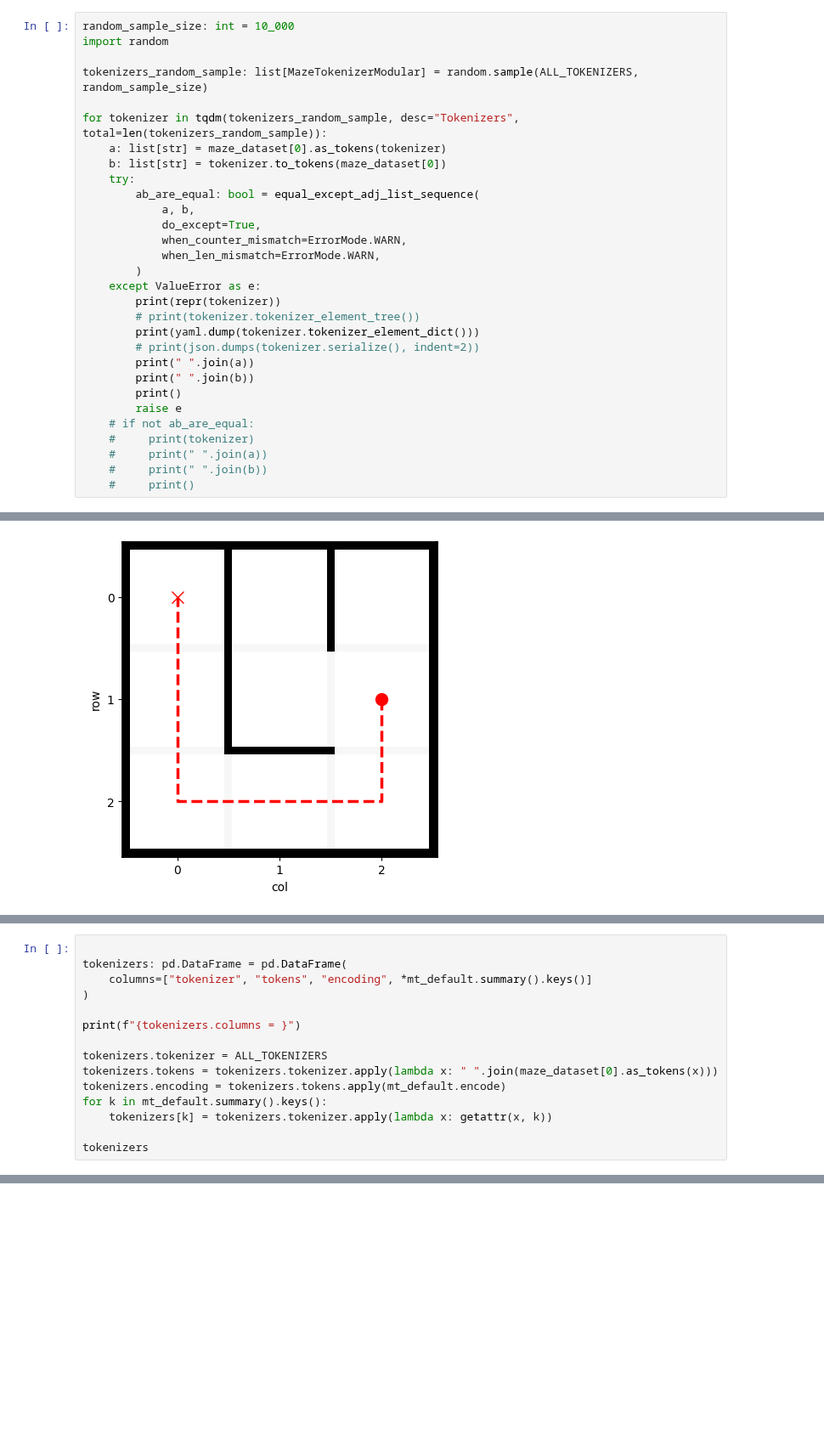
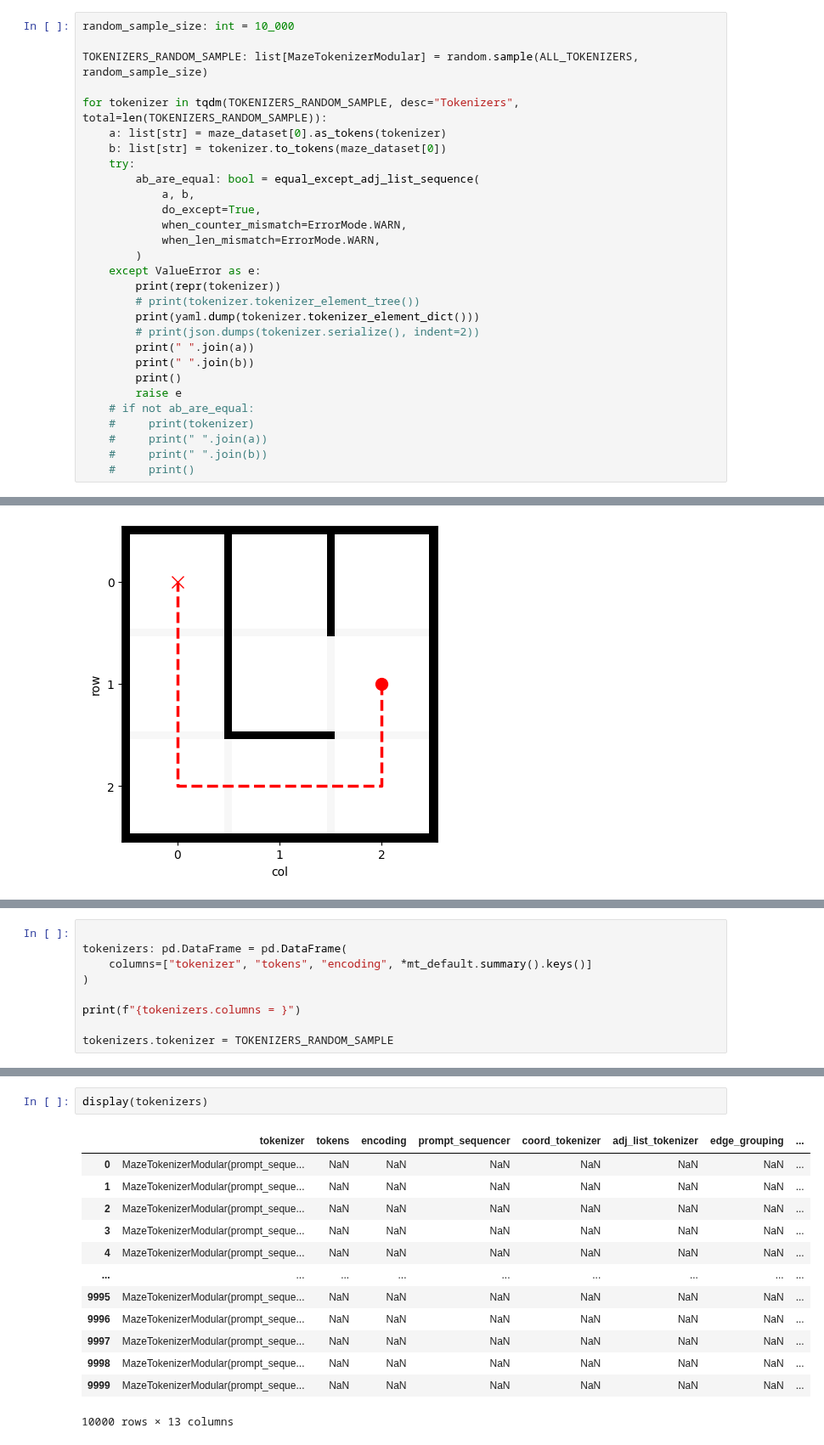
Before and after one commit to understanding-search/maze-dataset, a Jupyter notebook: notebooks/demo_mazetokenizermodular.ipynb, the cells around one changed output, grey strips where cells are left out. Shown at 85% size. Saved outputs shown, nothing was run; the diff lists cells and outputs as text; blank space fills up the shorter version.

Commit message:
random sample of tokenizers to make things run in the notebook

```diff
--- a/notebooks/demo_mazetokenizermodular.ipynb
+++ b/notebooks/demo_mazetokenizermodular.ipynb
@@ -201,11 +201,10 @@ generating dataset...
 Got dataset test with 1 items. output.cfg.to_fname() = 'test-g3-n1-a_dfs-h50097'
 # %%
 random_sample_size: int = 10_000
-import random
 
-tokenizers_random_sample: list[MazeTokenizerModular] = random.sample(ALL_TOKENIZERS, random_sample_size)
+TOKENIZERS_RANDOM_SAMPLE: list[MazeTokenizerModular] = random.sample(ALL_TOKENIZERS, random_sample_size)
 
-for tokenizer in tqdm(tokenizers_random_sample, desc="Tokenizers", total=len(tokenizers_random_sample)):
+for tokenizer in tqdm(TOKENIZERS_RANDOM_SAMPLE, desc="Tokenizers", total=len(TOKENIZERS_RANDOM_SAMPLE)):
     a: list[str] = maze_dataset[0].as_tokens(tokenizer)
     b: list[str] = tokenizer.to_tokens(maze_dataset[0])
     try:
@@ -274,10 +276,4 @@ tokenizers: pd.DataFrame = pd.DataFrame(
 
 print(f"{tokenizers.columns = }")
 
-tokenizers.tokenizer = ALL_TOKENIZERS
-tokenizers.tokens = tokenizers.tokenizer.apply(lambda x: " ".join(maze_dataset[0].as_tokens(x)))
-tokenizers.encoding = tokenizers.tokens.apply(mt_default.encode)
-for k in mt_default.summary().keys():
-    tokenizers[k] = tokenizers.tokenizer.apply(lambda x: getattr(x, k))
-
-tokenizers
+tokenizers.tokenizer = TOKENIZERS_RANDOM_SAMPLE
@@ -283,0 +286,16 @@ tokenizers
+# %%
+display(tokenizers)
+# %% [output]
+|  | tokenizer | tokens | encoding | prompt_sequencer | coord_tokenizer | adj_list_tokenizer | edge_grouping | ... |
+| 0 | MazeTokenizerModular(prompt_seque... | NaN | NaN | NaN | NaN | NaN | NaN | ... |
+| 1 | MazeTokenizerModular(prompt_seque... | NaN | NaN | NaN | NaN | NaN | NaN | ... |
+| 2 | MazeTokenizerModular(prompt_seque... | NaN | NaN | NaN | NaN | NaN | NaN | ... |
+| 3 | MazeTokenizerModular(prompt_seque... | NaN | NaN | NaN | NaN | NaN | NaN | ... |
+| 4 | MazeTokenizerModular(prompt_seque... | NaN | NaN | NaN | NaN | NaN | NaN | ... |
+| ... | ... | ... | ... | ... | ... | ... | ... | ... |
+| 9995 | MazeTokenizerModular(prompt_seque... | NaN | NaN | NaN | NaN | NaN | NaN | ... |
+| 9996 | MazeTokenizerModular(prompt_seque... | NaN | NaN | NaN | NaN | NaN | NaN | ... |
+| 9997 | MazeTokenizerModular(prompt_seque... | NaN | NaN | NaN | NaN | NaN | NaN | ... |
+| 9998 | MazeTokenizerModular(prompt_seque... | NaN | NaN | NaN | NaN | NaN | NaN | ... |
+| 9999 | MazeTokenizerModular(prompt_seque... | NaN | NaN | NaN | NaN | NaN | NaN | ... |
+10000 rows × 13 columns
```
Also changed, not shown: parts of 6 cells of this notebook.
